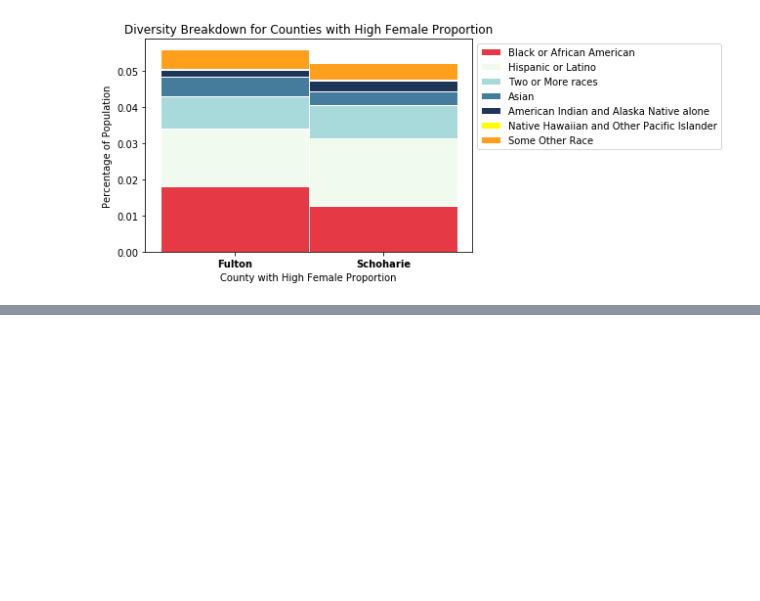
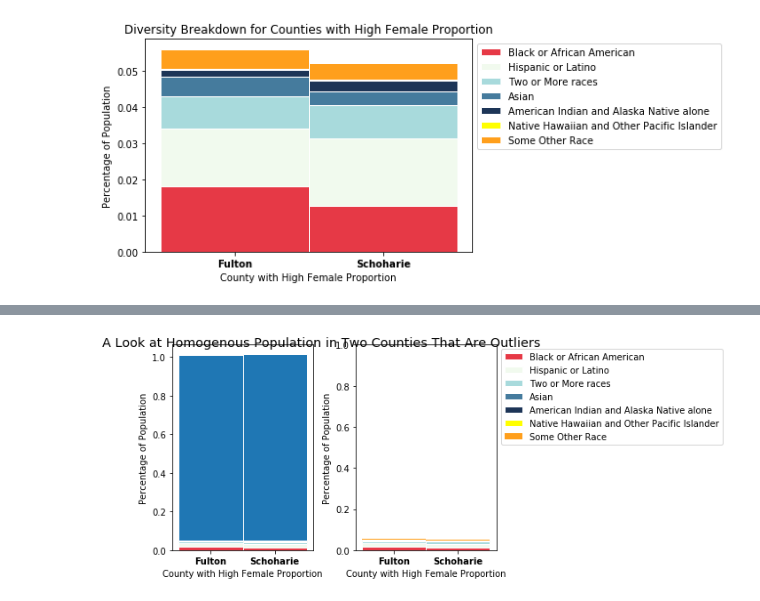
Before and after one commit to sarahJune1/PUI2018_sjs909, a Jupyter notebook: HW8_sjs909/NYHealth.ipynb, the cells around one changed output, grey strips where cells are left out. Saved outputs shown, nothing was run; the diff lists cells and outputs as text; code cells hidden in the pictures; blank space fills up the shorter version.

```diff
--- a/HW8_sjs909/NYHealth.ipynb
+++ b/HW8_sjs909/NYHealth.ipynb
@@ -565,3 +780,86 @@ plt.legend(loc='upper left', bbox_to_anchor=(1,1), ncol=1)
 pylab.savefig('Demographics.png',bbox_inches='tight')
 # %% [output]
 [figure]
+# %%
+plt.suptitle("A Look at Homogenous Population in Two Counties That Are Outliers",fontsize="x-large")
+# make graph to show disproportion of demographics
+# Values of each group
+WhitePopB =[Fulton.WhitePop.sum(), Schoharie.WhitePop.sum()]
+BlackpopB = [Fulton.BlackPop.sum(), Schoharie.BlackPop.sum()]
+HispanicPopB = [Fulton.HispanicPop.sum(), Schoharie.HispanicPop.sum()]
+MultiPopB = [Fulton.MultiPop.sum(), Schoharie.MultiPop.sum()]
+AsianpopB = [Fulton.AsianPop.sum(), Schoharie.AsianPop.sum()]
+Amer_espopB = [Fulton.Amer_esPop.sum(), Schoharie.Amer_esPop.sum()]
+HawaiPopB = [Fulton.HawaiPop.sum(), Schoharie.HawaiPop.sum()]
+OtherPopB = [Fulton.OtherPop.sum(), Schoharie.OtherPop.sum()]
+
+# The position of the bars on the x-axis
+r = [0,1]
+
+# Names of group and bar width
+names = ['Fulton','Schoharie']
+barWidth = 1
+
+# Heights of bars1 + bars2 (TO DO better)
+BlackHisp = [Fulton.BlackPop.sum()+Fulton.HispanicPop.sum(),Schoharie.BlackPop.sum()+Schoharie.HispanicPop.sum()]
+BlackHispMulti = [Fulton.MultiPop.sum()+Fulton.BlackPop.sum()+Fulton.HispanicPop.sum(),Schoharie.MultiPop.sum()+Schoharie.BlackPop.sum()+Schoharie.HispanicPop.sum()]
+BlackHispMultiAsian = [Fulton.AsianPop.sum()+Fulton.MultiPop.sum()+Fulton.BlackPop.sum()+Fulton.HispanicPop.sum(),Schoharie.AsianPop.sum()+Schoharie.MultiPop.sum()+Schoharie.BlackPop.sum()+Schoharie.HispanicPop.sum()]
+BlackHispMultiAsianAmer =[Fulton.Amer_esPop.sum()+Fulton.AsianPop.sum()+Fulton.MultiPop.sum()+Fulton.BlackPop.sum()+Fulton.HispanicPop.sum(),Schoharie.Amer_esPop.sum()+Schoharie.AsianPop.sum()+Schoharie.MultiPop.sum()+Schoharie.BlackPop.sum()+Schoharie.HispanicPop.sum()]
+BlackHispMultiAsianAmerHaw =[Fulton.HawaiPop.sum()+Fulton.Amer_esPop.sum()+Fulton.AsianPop.sum()+Fulton.MultiPop.sum()+Fulton.BlackPop.sum()+Fulton.HispanicPop.sum(),Schoharie.HawaiPop.sum()+Schoharie.Amer_esPop.sum()+Schoharie.AsianPop.sum()+Schoharie.MultiPop.sum()+Schoharie.BlackPop.sum()+Schoharie.HispanicPop.sum()]
+Whitesall =[Fulton.WhitePop.sum()+Fulton.HawaiPop.sum()+Fulton.Amer_esPop.sum()+Fulton.AsianPop.sum()+Fulton.MultiPop.sum()+Fulton.BlackPop.sum()+Fulton.HispanicPop.sum(),Schoharie.WhitePop.sum()+Schoharie.HawaiPop.sum()+Schoharie.Amer_esPop.sum()+Schoharie.AsianPop.sum()+Schoharie.MultiPop.sum()+Schoharie.BlackPop.sum()+Schoharie.HispanicPop.sum()]
+
+plt.subplot(1, 2, 1)
+
+# Create bars
+plt.bar(r, BlackpopB,  color='#E63946', edgecolor='white', width=barWidth,label="Black or African American")
+plt.bar(r, HispanicPopB, bottom=BlackpopB, color='#F1FAEE', edgecolor='white', width=barWidth,label="Hispanic or Latino")
+plt.bar(r, MultiPopB, bottom = BlackHisp, color='#A8DADC', edgecolor='white', width=barWidth,label="Two or More races")
+plt.bar(r, AsianpopB, bottom = BlackHispMulti, color='#457B9D',edgecolor='white', width=barWidth,label="Asian")
+plt.bar(r, Amer_espopB, bottom=BlackHispMultiAsian, color='#1D3557', edgecolor='white', width=barWidth,label="American Indian and Alaska Native alone")
+plt.bar(r, HawaiPopB, bottom = BlackHispMultiAsianAmer, color='yellow', edgecolor='white', width=barWidth,label="Native Hawaiian and Other Pacific Islander")
+plt.bar(r, OtherPopB,bottom = BlackHispMultiAsianAmerHaw , color='#FF9F1C',edgecolor='white', width=barWidth,label="Some Other Race")
+plt.bar(r, WhitePopB,bottom= BlackHispMultiAsianAmerHaw ,  color=None,edgecolor='white', width=barWidth,label="White")
+
+# Custom X axis
+plt.xticks(r, names, fontweight='bold')
+
+plt.ylabel("Percentage of Population")
+plt.xlabel("County with High Female Proportion")
+#plt.legend(loc='upper left', bbox_to_anchor=(1,1), ncol=1)
+
+
+# The position of the bars on the x-axis
+r = [0,1]
+
+# Names of group and bar width
+names = ['Fulton','Schoharie']
+barWidth = 1
+
+# Heights of bars1 + bars2 (TO DO better)
+
+BlackHisp = [Fulton.BlackPop.sum()+Fulton.HispanicPop.sum(),Schoharie.BlackPop.sum()+Schoharie.HispanicPop.sum()]
+BlackHispMulti = [Fulton.MultiPop.sum()+Fulton.BlackPop.sum()+Fulton.HispanicPop.sum(),Schoharie.MultiPop.sum()+Schoharie.BlackPop.sum()+Schoharie.HispanicPop.sum()]
+BlackHispMultiAsian = [Fulton.AsianPop.sum()+Fulton.MultiPop.sum()+Fulton.BlackPop.sum()+Fulton.HispanicPop.sum(),Schoharie.AsianPop.sum()+Schoharie.MultiPop.sum()+Schoharie.BlackPop.sum()+Schoharie.HispanicPop.sum()]
+BlackHispMultiAsianAmer =[Fulton.Amer_esPop.sum()+Fulton.AsianPop.sum()+Fulton.MultiPop.sum()+Fulton.BlackPop.sum()+Fulton.HispanicPop.sum(),Schoharie.Amer_esPop.sum()+Schoharie.AsianPop.sum()+Schoharie.MultiPop.sum()+Schoharie.BlackPop.sum()+Schoharie.HispanicPop.sum()]
+BlackHispMultiAsianAmerHaw =[Fulton.HawaiPop.sum()+Fulton.Amer_esPop.sum()+Fulton.AsianPop.sum()+Fulton.MultiPop.sum()+Fulton.BlackPop.sum()+Fulton.HispanicPop.sum(),Schoharie.HawaiPop.sum()+Schoharie.Amer_esPop.sum()+Schoharie.AsianPop.sum()+Schoharie.MultiPop.sum()+Schoharie.BlackPop.sum()+Schoharie.HispanicPop.sum()]
+
+plt.subplot(1, 2, 2)
+plt.tight_layout()
+# Create bars
+plt.bar(r, BlackpopB,  color='#E63946', edgecolor='white', width=barWidth,label="Black or African American")
+plt.bar(r, HispanicPopB, bottom=BlackpopB, color='#F1FAEE', edgecolor='white', width=barWidth,label="Hispanic or Latino")
+plt.bar(r, MultiPopB, bottom = BlackHisp, color='#A8DADC', edgecolor='white', width=barWidth,label="Two or More races")
+plt.bar(r, AsianpopB, bottom = BlackHispMulti, color='#457B9D',edgecolor='white', width=barWidth,label="Asian")
+plt.bar(r, Amer_espopB, bottom=BlackHispMultiAsian, color='#1D3557', edgecolor='white', width=barWidth,label="American Indian and Alaska Native alone")
+plt.bar(r, HawaiPopB, bottom = BlackHispMultiAsianAmer, color='yellow', edgecolor='white', width=barWidth,label="Native Hawaiian and Other Pacific Islander")
+plt.bar(r, OtherPopB,bottom = BlackHispMultiAsianAmerHaw , color='#FF9F1C',edgecolor=None, width=barWidth,label="Some Other Race")
+
+
+# Custom X axis
+plt.xticks(r, names, fontweight='bold')
+plt.ylabel("Percentage of Population")
+plt.xlabel("County with High Female Proportion")
+plt.legend(loc='upper left', bbox_to_anchor=(1,1), ncol=1)
+
+plt.ylim([0, 1])
+# %% [output]
@@ -567,0 +867 @@ pylab.savefig('Demographics.png',bbox_inches='tight')
+[figure, added]
```
Also changed, not shown: parts of 36 cells of this notebook, 7 other files.
